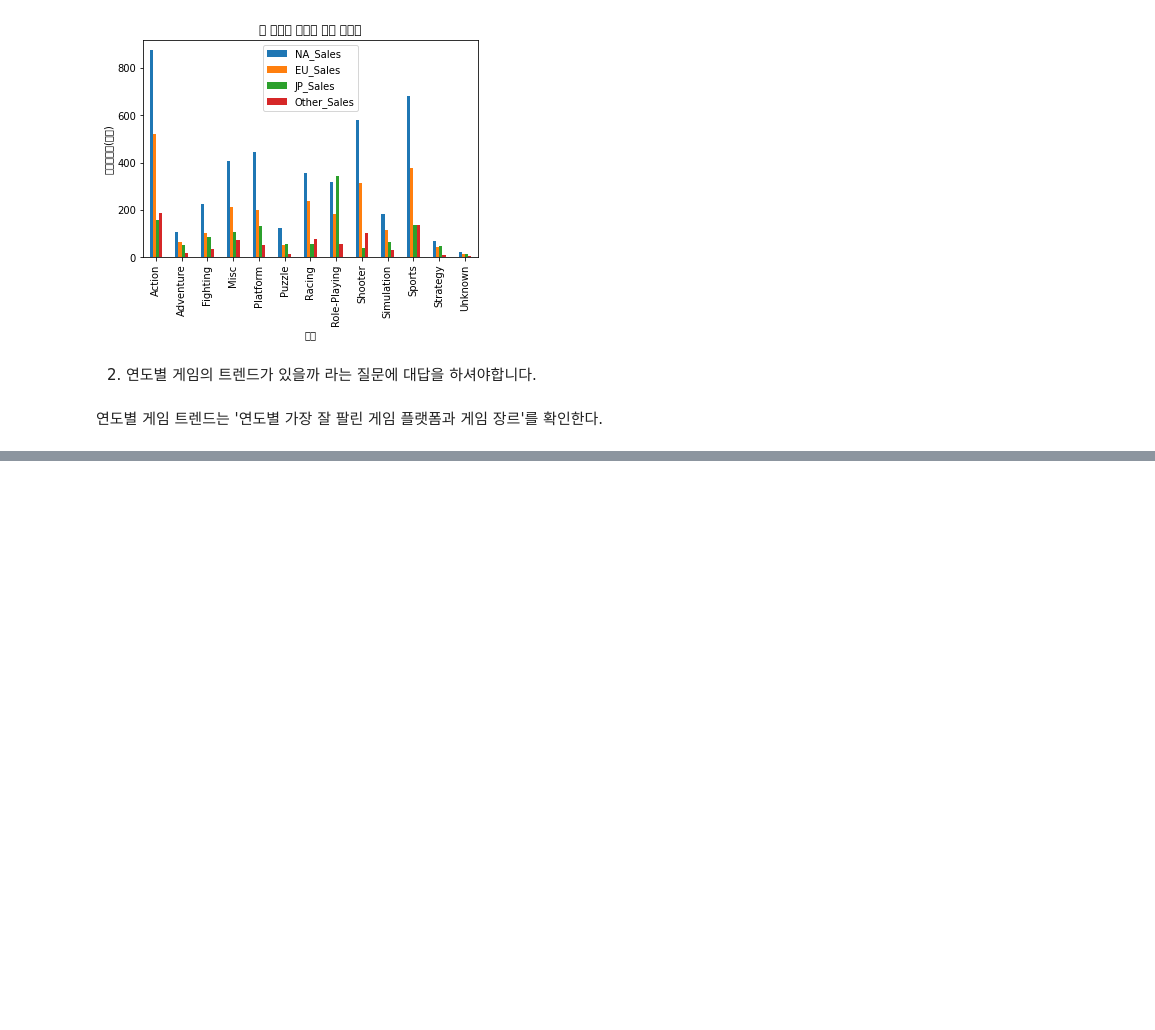
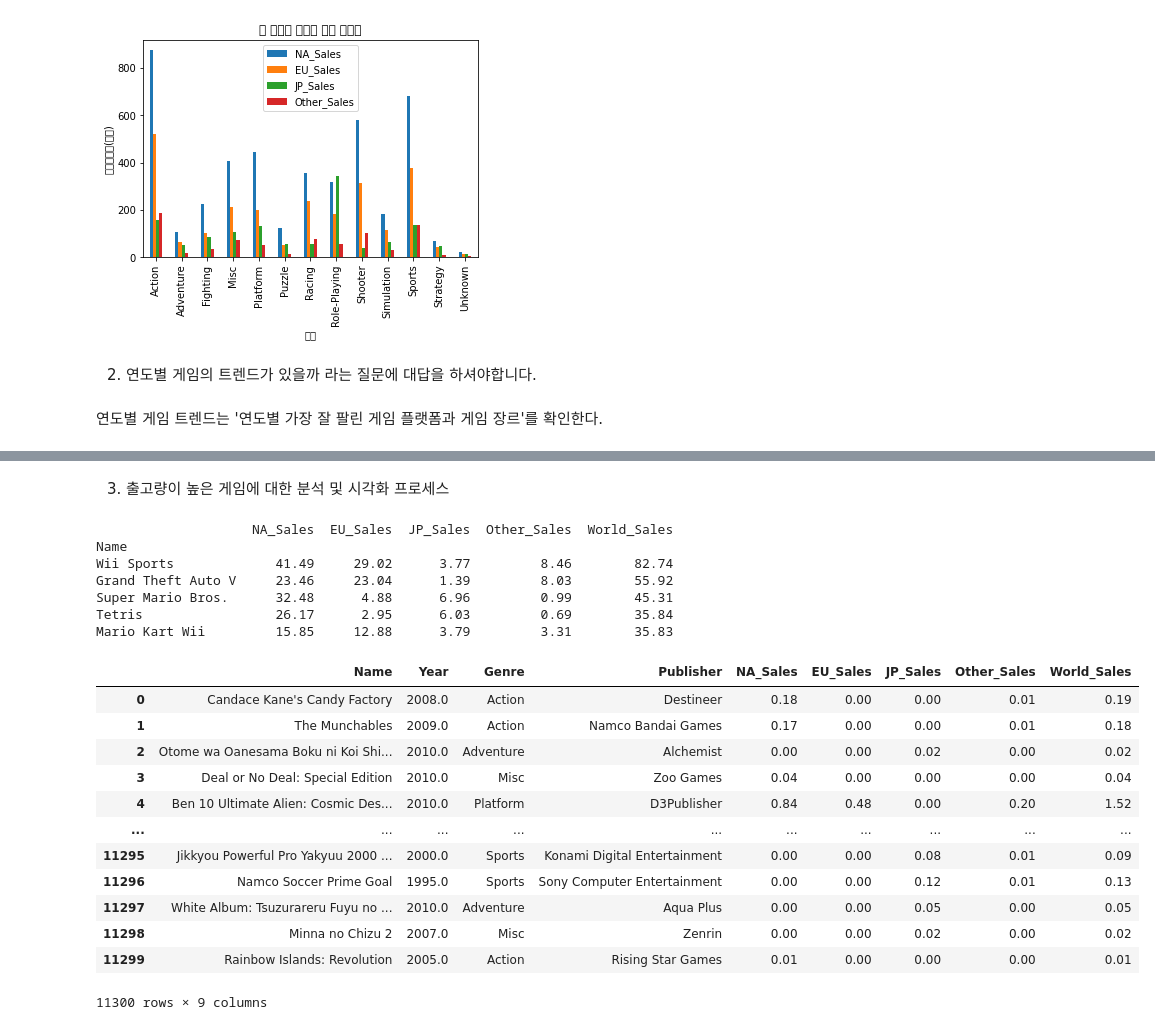
Before and after one commit to y001003/Bootcamp, a Jupyter notebook: Section1_Project.ipynb, the cells around one changed output, grey strips where cells are left out. Saved outputs shown, nothing was run; the diff lists cells and outputs as text; code cells hidden in the pictures; blank space fills up the shorter version.

```diff
--- a/Section1_Project.ipynb
+++ b/Section1_Project.ipynb
@@ -310,0 +339,34 @@ df_trend_p.plot.bar(stacked=True)
+# %% [markdown]
+3. 출고량이 높은 게임에 대한 분석 및 시각화 프로세스
+# %%
+# 같은 이름, 다른 연도 및 플랫폼으로 출시된 게임 정리
+col = ['Name','NA_Sales','EU_Sales','JP_Sales','Other_Sales','World_Sales']
+top_df = df[col].groupby(['Name']).sum().sort_values('World_Sales',ascending=False)
+print(top_df.head())
+
+# 게임의 출시년도, 장르, 제작사 데이터
+col2 = ['Name','Year','Genre','Publisher']
+right_df = df[col2].drop_duplicates(['Name'], keep='first')
+merge_df = pd.merge(right_df,top_df,how='inner',on='Name')
+merge_df
+# %% [output]
+                    NA_Sales  EU_Sales  JP_Sales  Other_Sales  World_Sales
+Name
+Wii Sports             41.49     29.02      3.77         8.46        82.74
+Grand Theft Auto V     23.46     23.04      1.39         8.03        55.92
+Super Mario Bros.      32.48      4.88      6.96         0.99        45.31
+Tetris                 26.17      2.95      6.03         0.69        35.84
+Mario Kart Wii         15.85     12.88      3.79         3.31        35.83
+|  | Name | Year | Genre | Publisher | NA_Sales | EU_Sales | JP_Sales | Other_Sales | World_Sales |
+| 0 | Candace Kane's Candy Factory | 2008.0 | Action | Destineer | 0.18 | 0.00 | 0.00 | 0.01 | 0.19 |
+| 1 | The Munchables | 2009.0 | Action | Namco Bandai Games | 0.17 | 0.00 | 0.00 | 0.01 | 0.18 |
+| 2 | Otome wa Oanesama Boku ni Koi Shi... | 2010.0 | Adventure | Alchemist | 0.00 | 0.00 | 0.02 | 0.00 | 0.02 |
+| 3 | Deal or No Deal: Special Edition | 2010.0 | Misc | Zoo Games | 0.04 | 0.00 | 0.00 | 0.00 | 0.04 |
+| 4 | Ben 10 Ultimate Alien: Cosmic Des... | 2010.0 | Platform | D3Publisher | 0.84 | 0.48 | 0.00 | 0.20 | 1.52 |
+| ... | ... | ... | ... | ... | ... | ... | ... | ... | ... |
+| 11295 | Jikkyou Powerful Pro Yakyuu 2000 ... | 2000.0 | Sports | Konami Digital Entertainment | 0.00 | 0.00 | 0.08 | 0.01 | 0.09 |
+| 11296 | Namco Soccer Prime Goal | 1995.0 | Sports | Sony Computer Entertainment | 0.00 | 0.00 | 0.12 | 0.01 | 0.13 |
+| 11297 | White Album: Tsuzurareru Fuyu no ... | 2010.0 | Adventure | Aqua Plus | 0.00 | 0.00 | 0.05 | 0.00 | 0.05 |
+| 11298 | Minna no Chizu 2 | 2007.0 | Misc | Zenrin | 0.00 | 0.00 | 0.02 | 0.00 | 0.02 |
+| 11299 | Rainbow Islands: Revolution | 2005.0 | Action | Rising Star Games | 0.01 | 0.00 | 0.00 | 0.00 | 0.01 |
+11300 rows × 9 columns
```
Also changed, not shown: parts of 4 cells of this notebook.
